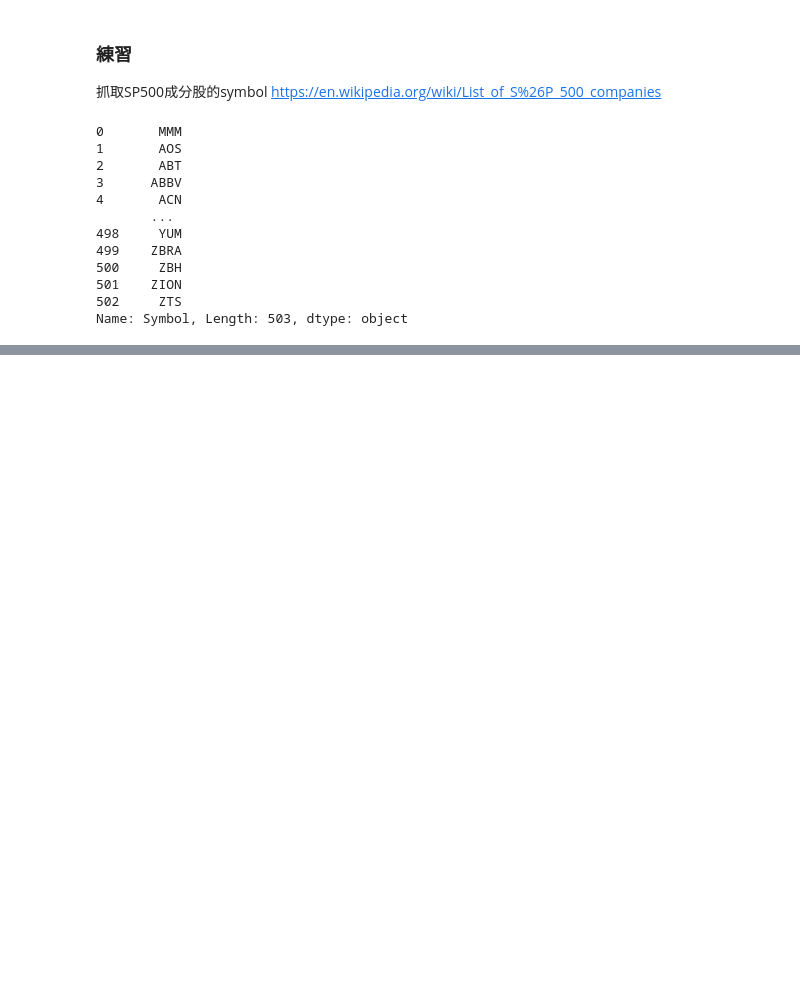
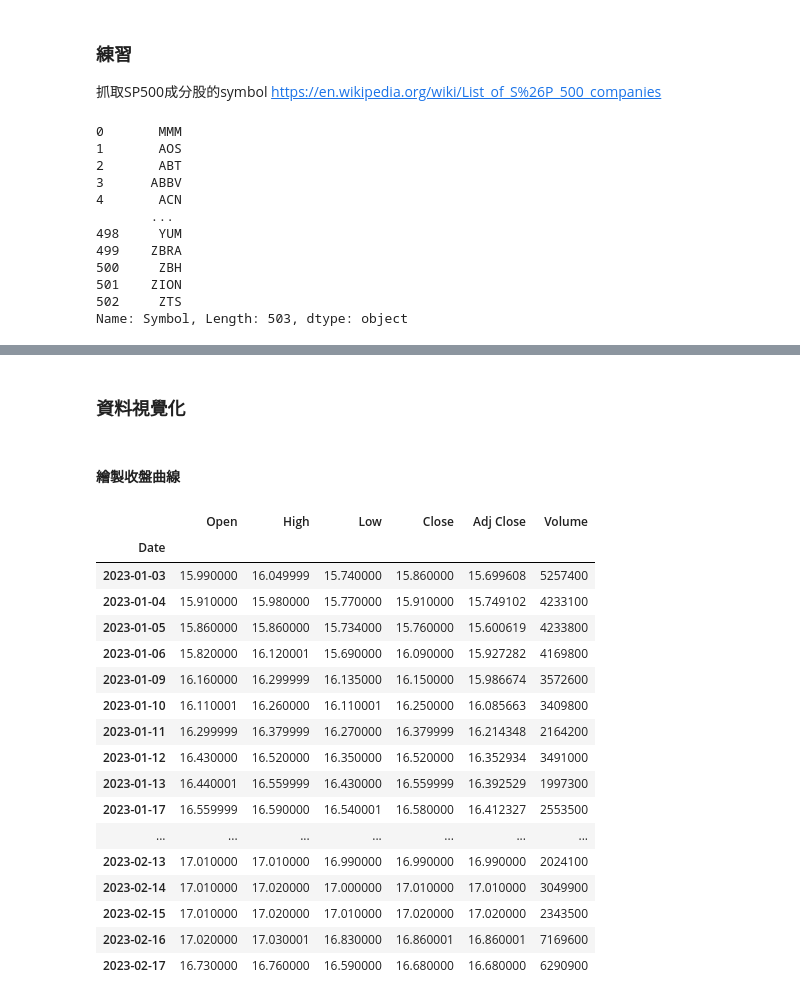
Before and after one commit to JYRUS19/20230205-Python, a Jupyter notebook: 20230219.ipynb, the cells around one changed output, grey strips where cells are left out. Cells and saved outputs as stored; diff of their text form; code cells hidden in the pictures; blank space fills up the shorter version.

```diff
--- a/20230219.ipynb
+++ b/20230219.ipynb
@@ -710,0 +850,25 @@ SP500 = pd.read_html(url)[0].Symbol
+# %% [markdown]
+### 資料視覺化
+# %% [markdown]
+#### 繪製收盤曲線
+# %%
+df.loc['2023']
+# %% [output]
+|  | Open | High | Low | Close | Adj Close | Volume |
+| Date |  |  |  |  |  |  |
+| 2023-01-03 | 15.990000 | 16.049999 | 15.740000 | 15.860000 | 15.699608 | 5257400 |
+| 2023-01-04 | 15.910000 | 15.980000 | 15.770000 | 15.910000 | 15.749102 | 4233100 |
+| 2023-01-05 | 15.860000 | 15.860000 | 15.734000 | 15.760000 | 15.600619 | 4233800 |
+| 2023-01-06 | 15.820000 | 16.120001 | 15.690000 | 16.090000 | 15.927282 | 4169800 |
+| 2023-01-09 | 16.160000 | 16.299999 | 16.135000 | 16.150000 | 15.986674 | 3572600 |
+| 2023-01-10 | 16.110001 | 16.260000 | 16.110001 | 16.250000 | 16.085663 | 3409800 |
+| 2023-01-11 | 16.299999 | 16.379999 | 16.270000 | 16.379999 | 16.214348 | 2164200 |
+| 2023-01-12 | 16.430000 | 16.520000 | 16.350000 | 16.520000 | 16.352934 | 3491000 |
+| 2023-01-13 | 16.440001 | 16.559999 | 16.430000 | 16.559999 | 16.392529 | 1997300 |
+| 2023-01-17 | 16.559999 | 16.590000 | 16.540001 | 16.580000 | 16.412327 | 2553500 |
+| ... | ... | ... | ... | ... | ... | ... |
+| 2023-02-13 | 17.010000 | 17.010000 | 16.990000 | 16.990000 | 16.990000 | 2024100 |
+| 2023-02-14 | 17.010000 | 17.020000 | 17.000000 | 17.010000 | 17.010000 | 3049900 |
+| 2023-02-15 | 17.010000 | 17.020000 | 17.010000 | 17.020000 | 17.020000 | 2343500 |
+| 2023-02-16 | 17.020000 | 17.030001 | 16.830000 | 16.860001 | 16.860001 | 7169600 |
+| 2023-02-17 | 16.730000 | 16.760000 | 16.590000 | 16.680000 | 16.680000 | 6290900 |
```
Also changed, not shown: parts of 23 cells of this notebook.
